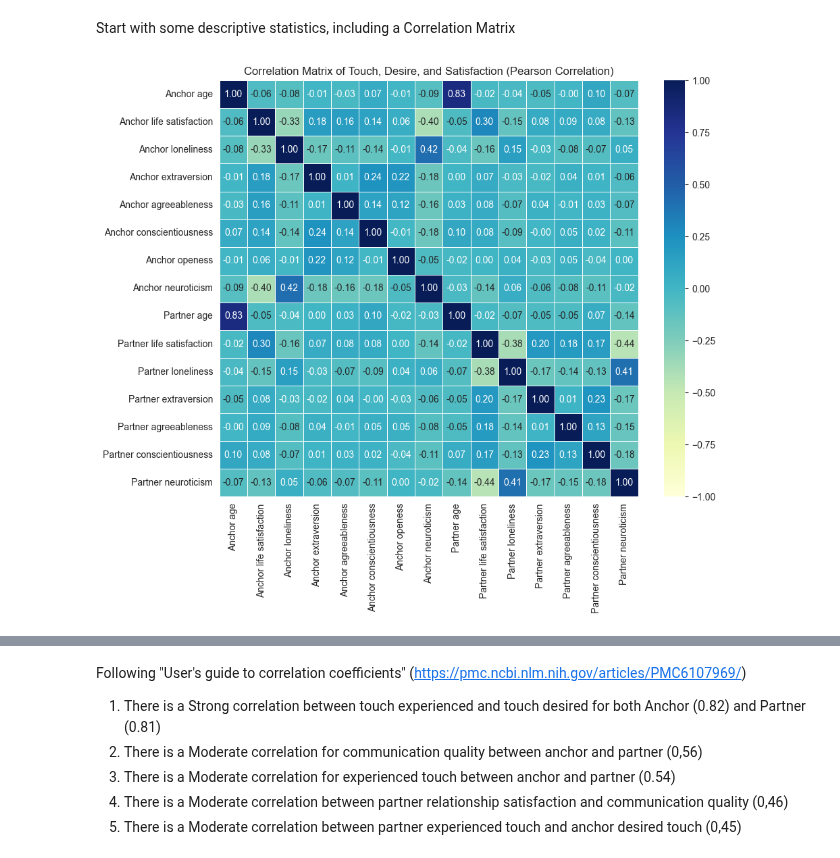
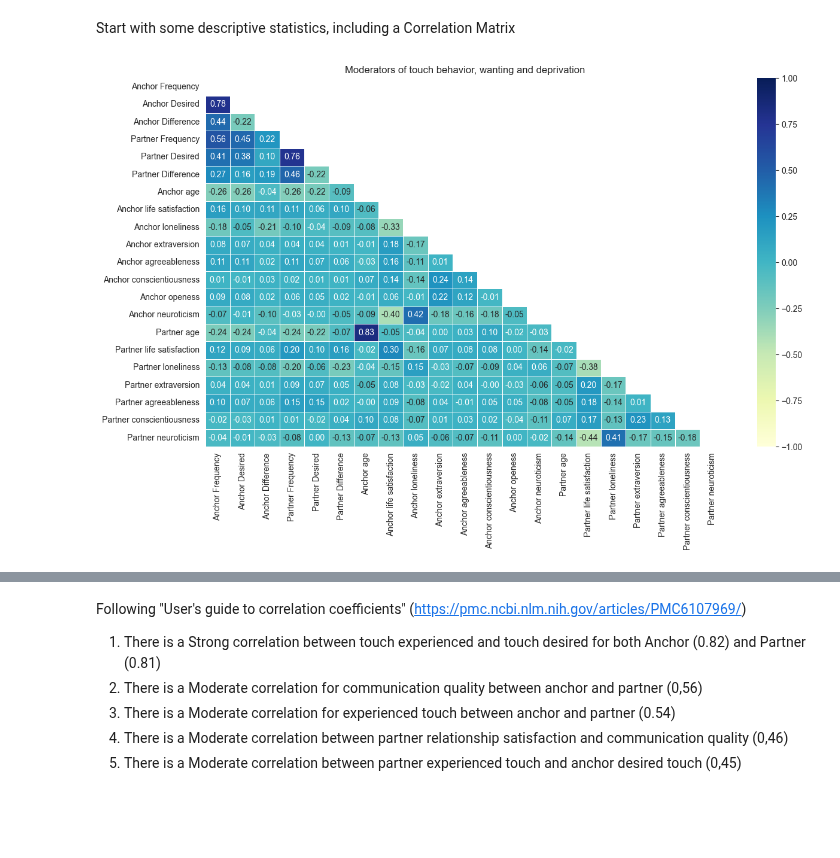
Before and after one commit to EdgardoCS/touchCouples, a Jupyter notebook: descriptive_stats.ipynb, the cells around one changed output, grey strips where cells are left out. Cells and saved outputs as stored; diff of their text form; code cells hidden in the pictures; blank space fills up the shorter version.

Commit message:
missing scatter

```diff
--- a/descriptive_stats.ipynb
+++ b/descriptive_stats.ipynb
@@ -137,7 +137,7 @@ df = df.rename(
     columns=rename_columns
 )
 df = df.drop([
-    'reldur', 'tf_kiss', 'tf_hold', 'tf_hug', 'ptf_kiss', 'ptf_hold', 'ptf_hug'], axis=1)
+    'reldur', 'tf_hold', 'tf_hug', 'ptf_kiss', 'ptf_hold', 'ptf_hug'], axis=1)
 # %% [markdown]
 "The three scales "Intimacy" [Intimität], "Apreciation" [Wertschätzung], and "Conflict" [Konflikt] were adapted from the "Network of Relationships Inventory (NRI)" (Furman & Buhrmester, 1985) and used in an abbreviated form and adapted by pairfam and Freda (Hank et al. 2024)."
 
@@ -238,6 +238,12 @@ for i in range(0, len(df)):
 Start with some descriptive statistics, including a Correlation Matrix
 # %%
 individual_factors = [
+    'Anchor Frequency',
+    'Anchor Desired',
+    'Anchor Difference',
+    'Partner Frequency',
+    'Partner Desired',
+    'Partner Difference',
     # 'Anchor sex',
     'Anchor age',
     'Anchor life satisfaction',
@@ -262,12 +268,13 @@ relationship_factors = [
     'Anchor Frequency',
     'Anchor Desired',
     'Anchor Difference',
+    'Partner Frequency',
+    'Partner Desired',
+    'Partner Difference',
+
     'Anchor relationship satisfaction',
     'Anchor communication quality',
     'Anchor conflict management',
-    'Partner Frequency',
-    'Partner Desired',
-    'Partner Difference',
     'Partner relationship satisfaction',
     'Partner communication quality',
     'Partner conflict management',
@@ -280,12 +287,15 @@ relationship_factors = [
 # %%
 correlation = df[
     individual_factors
 ].corr()
 
 matrix = np.triu(correlation)
-plt.figure(figsize=(10, 8))
-sns.heatmap(correlation, annot=True, cmap='YlGnBu', fmt='.2f', linewidths=0.5, vmax=1, vmin=-1)
-plt.title('Correlation Matrix of Touch, Desire, and Satisfaction (Pearson Correlation)')
+plt.figure(figsize=(14, 8))
+plt.tight_layout()
+sns.heatmap(correlation, annot=True, cmap='YlGnBu', fmt='.2f', linewidths=0.5, vmax=1, vmin=-1, annot_kws={"size": 10},
+            mask=matrix)
+plt.title('Moderators of touch behavior, wanting and deprivation')
 plt.grid(False)
+plt.savefig('output/img/correlation/individual_factors(masked).png', dpi=350, transparent=True, bbox_inches='tight')
 # %% [output]
-[figure, old version]
+[figure, new version]
```
Also changed, not shown: parts of 11 cells of this notebook, 12 other files.
